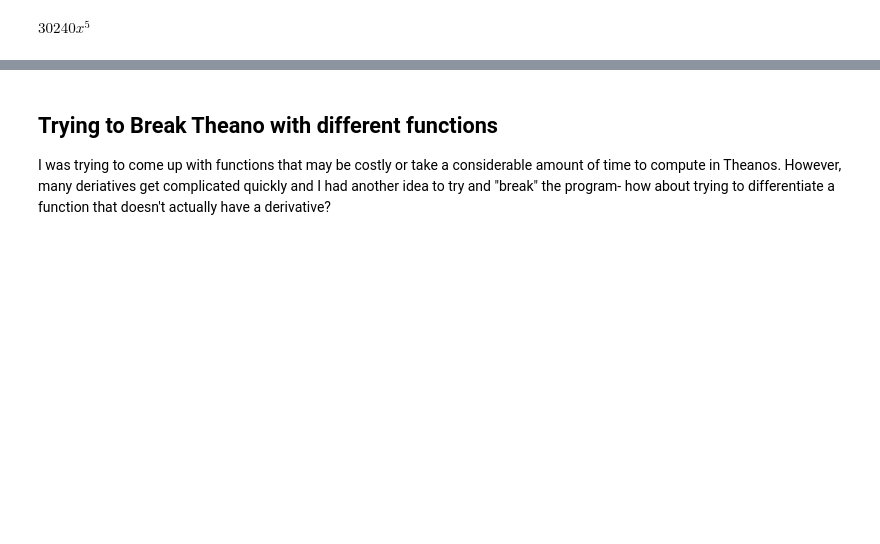
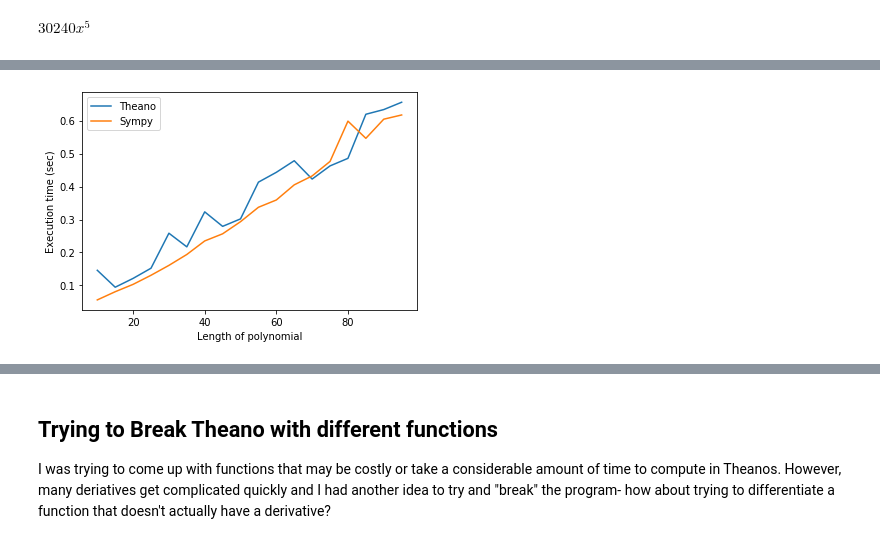
Before and after one commit to cu-numcomp/numcomp-team-project-group_project_csci_3656_team_b, a Jupyter notebook: project.ipynb, the cells around one changed output, grey strips where cells are left out. Cells and saved outputs as stored; diff of their text form; code cells hidden in the pictures; blank space fills up the shorter version.

```diff
--- a/project.ipynb
+++ b/project.ipynb
@@ -121,0 +124,8 @@ $\displaystyle 30240 x^{5}$
+# %%
+var = T.dscalar('x')
+poly_10_th = var**10 + var**9 + var**8 + 1000*var**6
+start = time.time()
+deriv_loop(poly_10_th, var, 5)
+end = time.time()
+
+print(end - start) # in seconds
@@ -121,0 +134,12 @@ $\displaystyle 30240 x^{5}$
+# %%
+poly_10 = x**10 + x**9 + x**8 + 1000*x**6
+
+start = time.time()
+poly_10 = sympy.diff(poly_10, x)
+poly_10 = sympy.diff(poly_10, x)
+poly_10 = sympy.diff(poly_10, x)
+poly_10 = sympy.diff(poly_10, x)
+poly_10 = sympy.diff(poly_10, x)
+end = time.time()
+
+print(end - start)
@@ -121,0 +239,17 @@ $\displaystyle 30240 x^{5}$
+# %%
+plot_range = range(10, 100, 5)
+theano_timings2 = []
+sympy_timings2 = []
+
+for i in plot_range:
+    theano_timings2.append(theano_polydiff_timer(5, i, 1, 2*i, 1000))
+    sympy_timings2.append(sympy_polydiff_timer(5, i, 1, 2*i, 1000))
+# %%
+th_plot = plt.plot(plot_range, theano_timings2, label="Theano")
+sy_plot = plt.plot(plot_range, sympy_timings2, label="Sympy")
+plt.legend()
+plt.xlabel("Length of polynomial")
+plt.ylabel("Execution time (sec)")
+plt.show()
+# %% [output]
+[figure, added]
```
Also changed, not shown: parts of 24 cells of this notebook.
